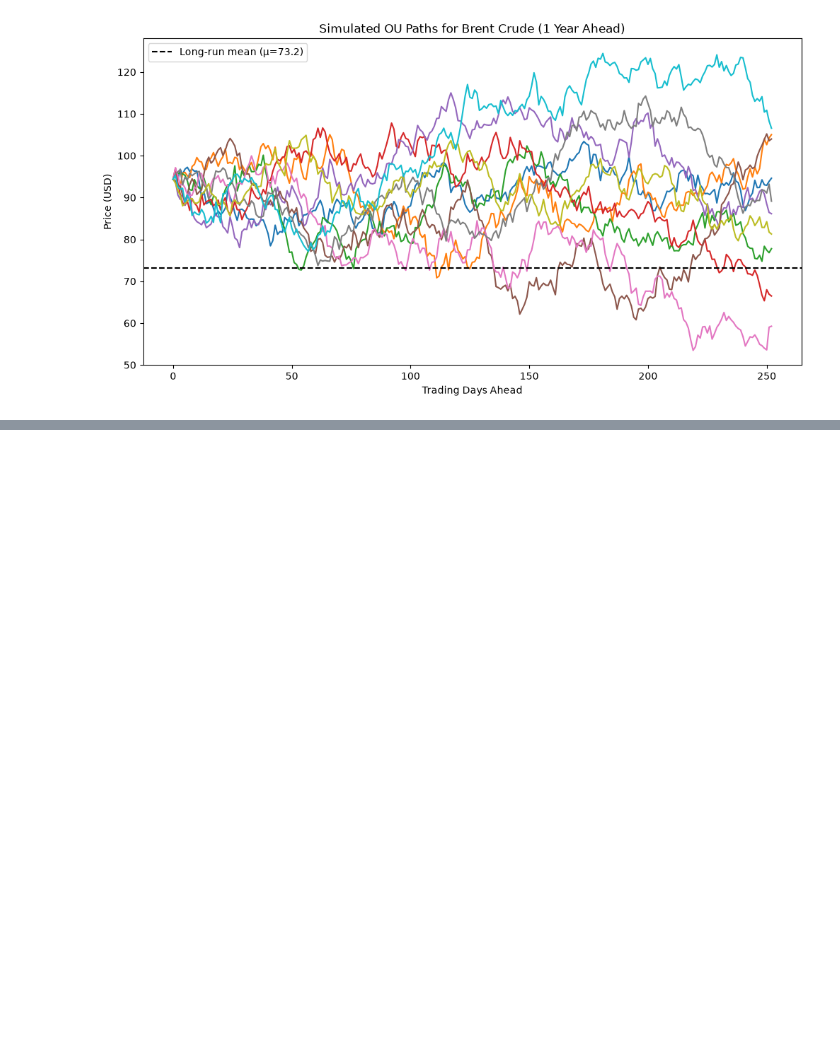
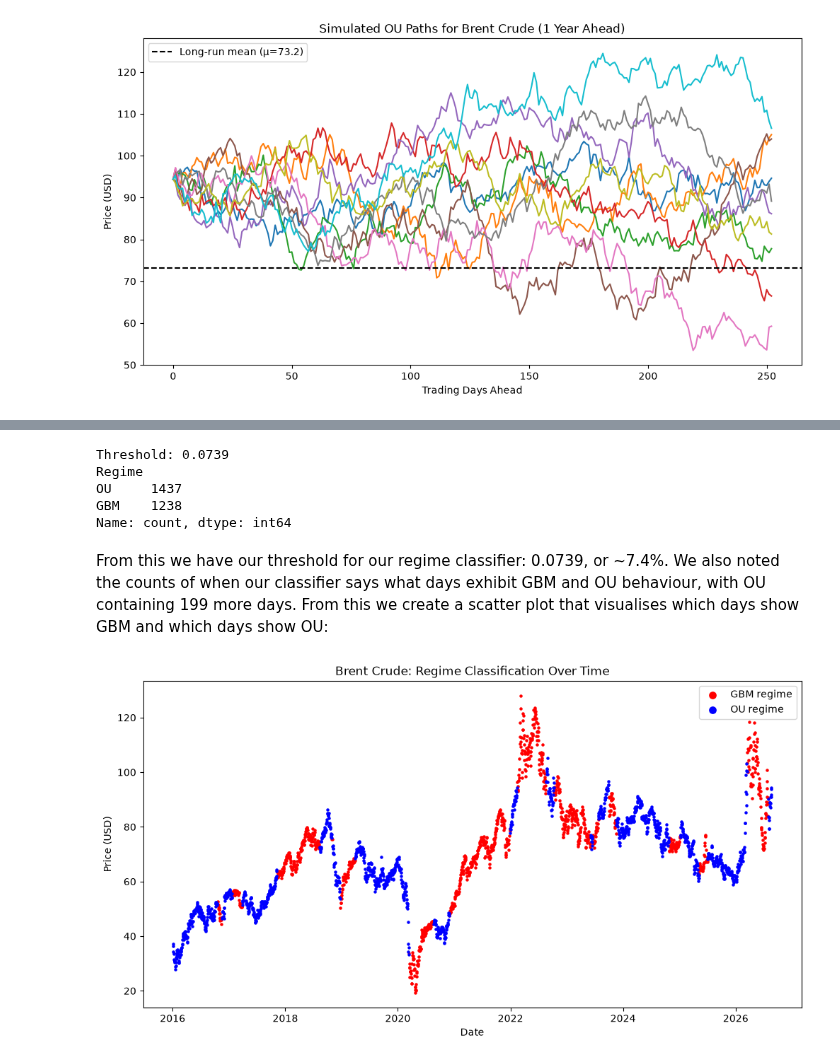
Before and after one commit to myuran-t/brent-crude-regime-model, a Jupyter notebook: brent_regime_model.ipynb, the cells around one changed output, grey strips where cells are left out. Drawn from its saved outputs; the diff is of its cells as text; code cells hidden in the pictures; blank space fills up the shorter version.

```diff
--- a/brent_regime_model.ipynb
+++ b/brent_regime_model.ipynb
@@ -408,0 +437,32 @@ Compared with the GBM simulations, the OU paths therefore show some tendency tow
+# %%
+brent['R_t'] = (brent['STMA'] - brent['LTMA']) / brent['LTMA'] # relative separation
+
+threshold = brent['R_t'].abs().median() # threshold = median of |R_t|
+brent['Regime'] = np.where(brent['R_t'].abs() > threshold, 'GBM', 'OU') # assign regime based on threshold
+
+print(f"Threshold: {threshold:.4f}")
+print(brent['Regime'].value_counts()) # prints the count of each regime
+# %% [output]
+Threshold: 0.0739
+Regime
+OU     1437
+GBM    1238
+Name: count, dtype: int64
+# %% [markdown]
+From this we have our threshold for our regime classifier: 0.0739, or ~7.4%. We also noted the counts of when our classifier says what days exhibit GBM and OU behaviour, with OU containing 199 more days. From this we create a scatter plot that visualises which days show GBM and which days show OU:
+# %%
+plt.figure(figsize=(12, 6))
+
+gbm_days = brent[brent['Regime'] == 'GBM']
+ou_days = brent[brent['Regime'] == 'OU']
+
+plt.scatter(gbm_days.index, gbm_days['Close'], color='red', s=5, label='GBM regime')
+plt.scatter(ou_days.index, ou_days['Close'], color='blue', s=5, label='OU regime')
+
+plt.title('Brent Crude: Regime Classification Over Time')
+plt.xlabel('Date')
+plt.ylabel('Price (USD)')
+plt.legend(markerscale=3)
+plt.show()
+# %% [output]
+[figure, added]
```
Also changed, not shown: parts of 23 cells of this notebook.
